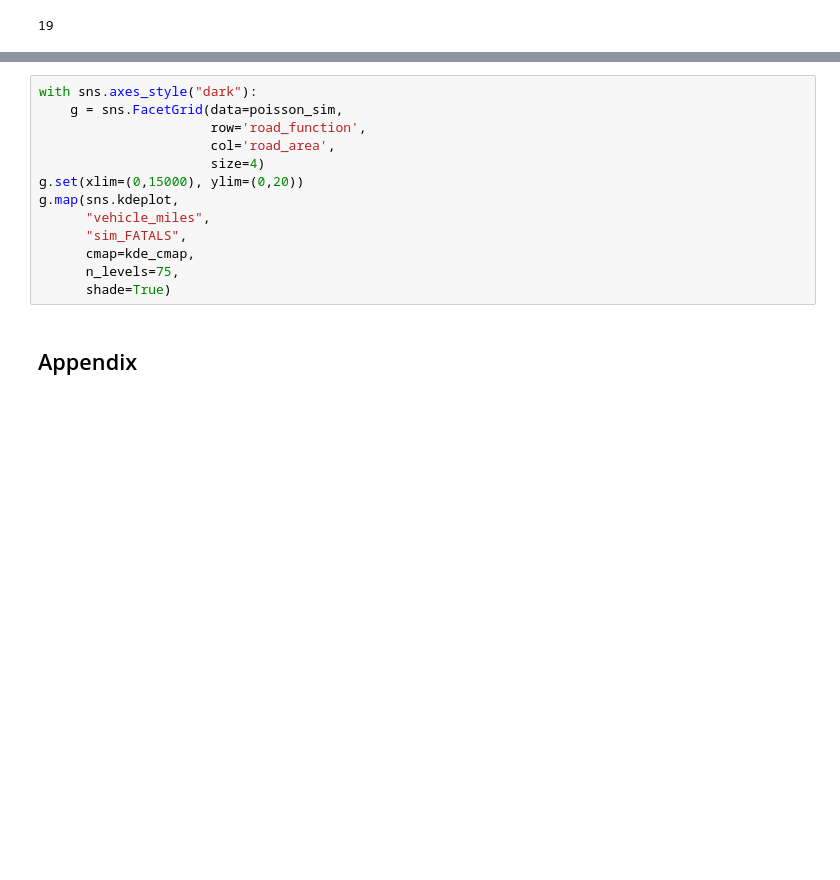
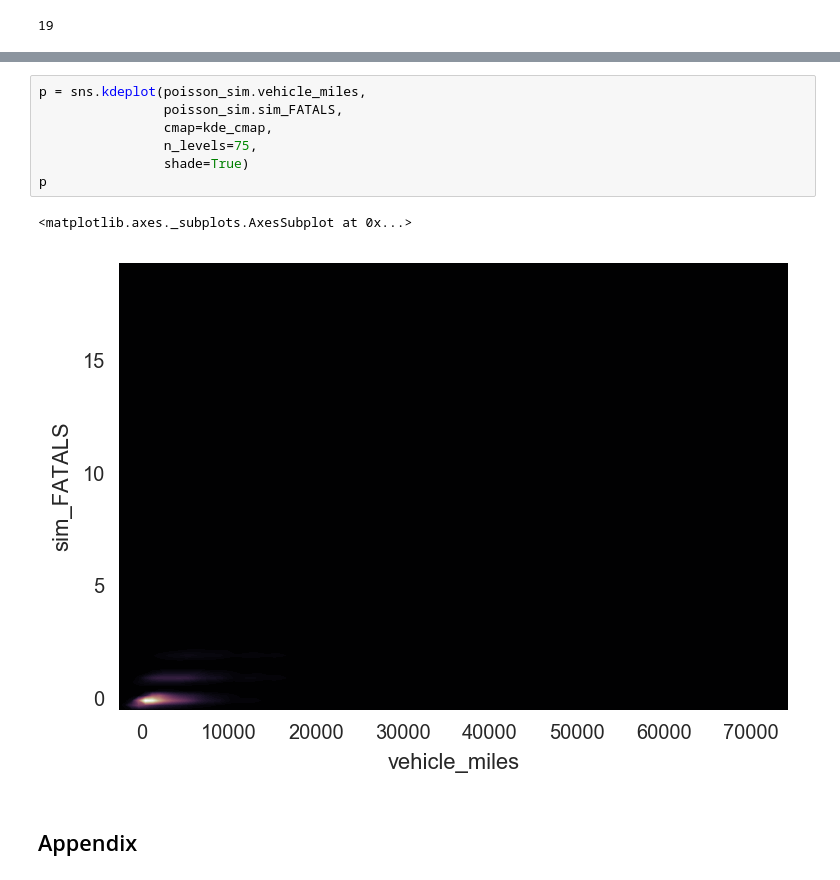
Before and after one commit to JonathanOwen/DinsdalePiranha, a Jupyter notebook: fars.ipynb, the cells around one changed output, grey strips where cells are left out. Cells and saved outputs as stored; diff of their text form; blank space fills up the shorter version.

Commit message:
update Poisson simulation

```diff
--- a/fars.ipynb
+++ b/fars.ipynb
@@ -540,16 +541,13 @@ dist_1000 = pd.DataFrame({'fatalities': fatality_data,
-# %%
-with sns.axes_style("dark"):
-    g = sns.FacetGrid(data=poisson_sim,
-                      row='road_function',
-                      col='road_area',
-                      size=4)
-g.set(xlim=(0,15000), ylim=(0,20))
-g.map(sns.kdeplot,
-      "vehicle_miles",
-      "sim_FATALS",
-      cmap=kde_cmap,
-      n_levels=75,
-      shade=True)
+# %%
+p = sns.kdeplot(poisson_sim.vehicle_miles,
+                poisson_sim.sim_FATALS,
+                cmap=kde_cmap,
+                n_levels=75,
+                shade=True)
+p
+# %% [output]
+<matplotlib.axes._subplots.AxesSubplot at 0x...>
+[figure, added]
 # %% [markdown]
 ## Appendix
 # %% [markdown]
```
Also changed, not shown: parts of 13 cells of this notebook.
